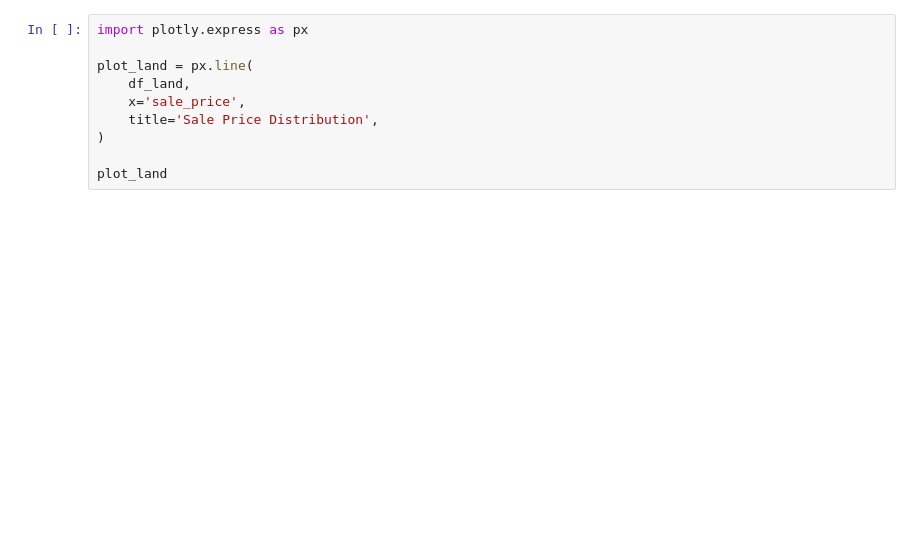
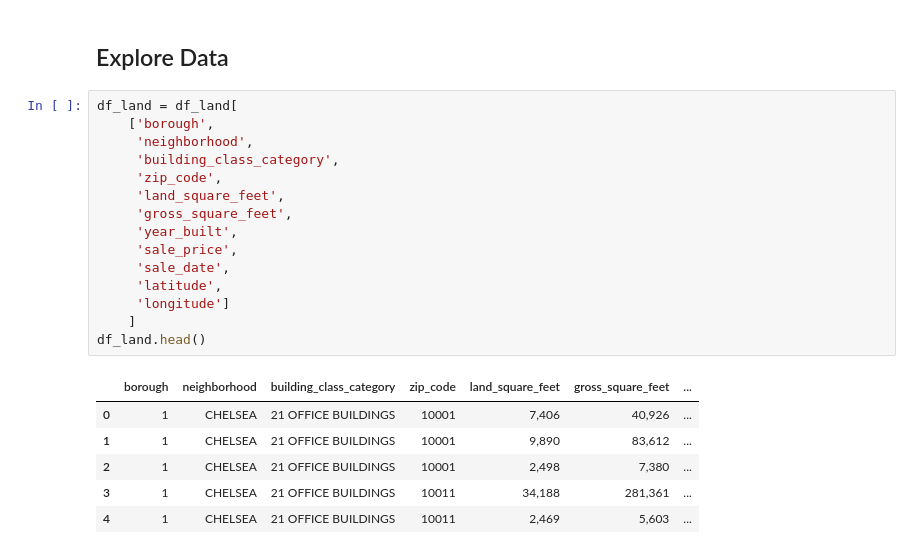
Before and after one commit to advanced-computing/will-naga-krishna, a Jupyter notebook: part2 _naga.ipynb, the cells around one changed output. Cells and saved outputs as stored; diff of their text form; blank space fills up the shorter version.

```diff
--- a/part2 _naga.ipynb
+++ b/part2 _naga.ipynb
@@ -83,10 +25,24 @@ WARNING:root:Requests made without an app_token will be subject to strict thrott
-# %%
-import plotly.express as px
-
-plot_land = px.line(
-    df_land,
-    x='sale_price',
-    title='Sale Price Distribution',
-)
-
-plot_land
+# %% [markdown]
+## Explore Data
+# %%
+df_land = df_land[
+    ['borough',
+     'neighborhood',
+     'building_class_category',
+     'zip_code',
+     'land_square_feet',
+     'gross_square_feet',
+     'year_built',
+     'sale_price',
+     'sale_date',
+     'latitude',
+     'longitude']
+    ]
+df_land.head()
+# %% [output]
+|  | borough | neighborhood | building_class_category | zip_code | land_square_feet | gross_square_feet | ... |
+| 0 | 1 | CHELSEA | 21 OFFICE BUILDINGS | 10001 | 7,406 | 40,926 | ... |
+| 1 | 1 | CHELSEA | 21 OFFICE BUILDINGS | 10001 | 9,890 | 83,612 | ... |
+| 2 | 1 | CHELSEA | 21 OFFICE BUILDINGS | 10001 | 2,498 | 7,380 | ... |
+| 3 | 1 | CHELSEA | 21 OFFICE BUILDINGS | 10011 | 34,188 | 281,361 | ... |
+| 4 | 1 | CHELSEA | 21 OFFICE BUILDINGS | 10011 | 2,469 | 5,603 | ... |
```
Also changed, not shown: parts of 22 cells of this notebook, 8 other files.
